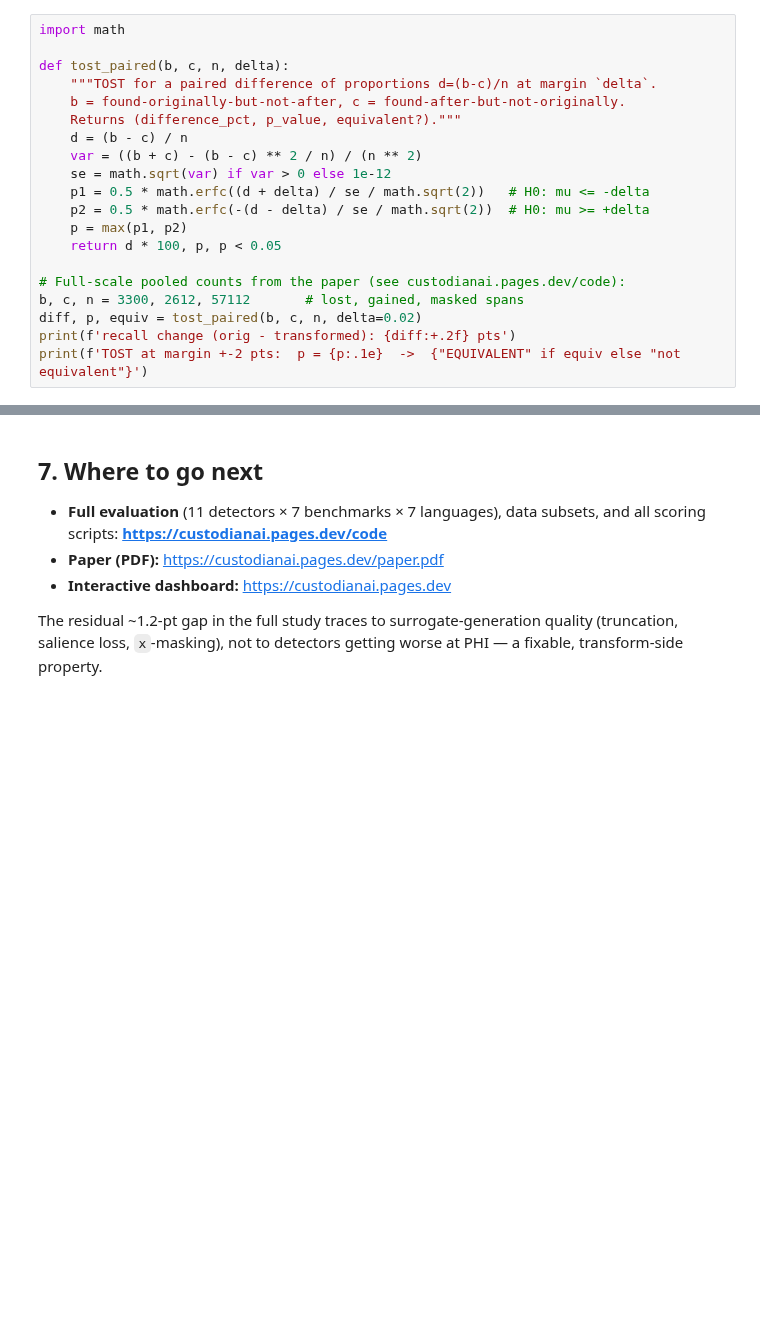
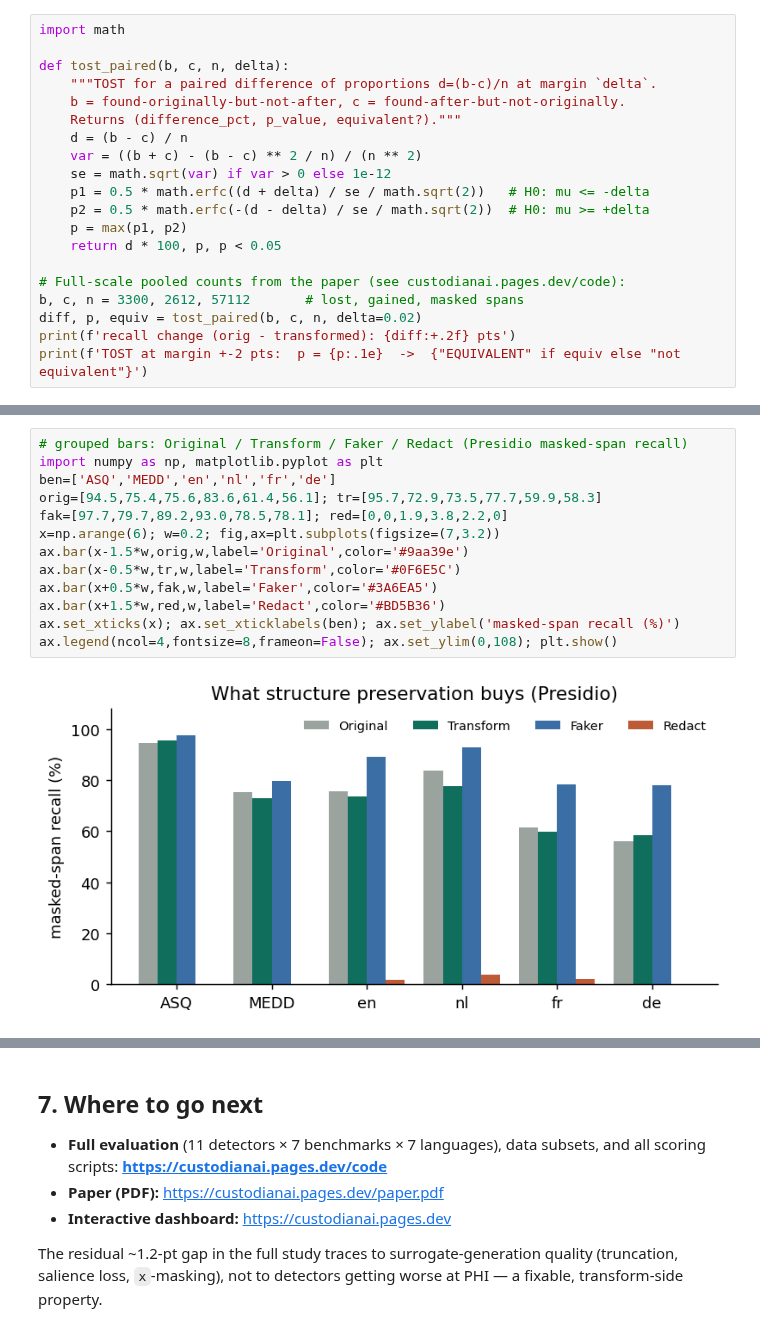
Before and after one commit to Custodian-Labs/guardian-layer-phi-benchmark, a Jupyter notebook: notebooks/custodian_guardian_layer_demo.ipynb, the cells around one changed output, grey strips where cells are left out. Saved outputs shown, nothing was run; the diff lists cells and outputs as text; blank space fills up the shorter version.

```diff
--- a/notebooks/custodian_guardian_layer_demo.ipynb
+++ b/notebooks/custodian_guardian_layer_demo.ipynb
@@ -119,0 +149,15 @@ print(f'TOST at margin +-2 pts:  p = {p:.1e}  ->  {"EQUIVALENT" if equiv else "n
+# %%
+# grouped bars: Original / Transform / Faker / Redact (Presidio masked-span recall)
+import numpy as np, matplotlib.pyplot as plt
+ben=['ASQ','MEDD','en','nl','fr','de']
+orig=[94.5,75.4,75.6,83.6,61.4,56.1]; tr=[95.7,72.9,73.5,77.7,59.9,58.3]
+fak=[97.7,79.7,89.2,93.0,78.5,78.1]; red=[0,0,1.9,3.8,2.2,0]
+x=np.arange(6); w=0.2; fig,ax=plt.subplots(figsize=(7,3.2))
+ax.bar(x-1.5*w,orig,w,label='Original',color='#9aa39e')
+ax.bar(x-0.5*w,tr,w,label='Transform',color='#0F6E5C')
+ax.bar(x+0.5*w,fak,w,label='Faker',color='#3A6EA5')
+ax.bar(x+1.5*w,red,w,label='Redact',color='#BD5B36')
+ax.set_xticks(x); ax.set_xticklabels(ben); ax.set_ylabel('masked-span recall (%)')
+ax.legend(ncol=4,fontsize=8,frameon=False); ax.set_ylim(0,108); plt.show()
+# %% [output]
+[figure, added]
```
Also changed, not shown: parts of 3 cells of this notebook, 1 other file.
